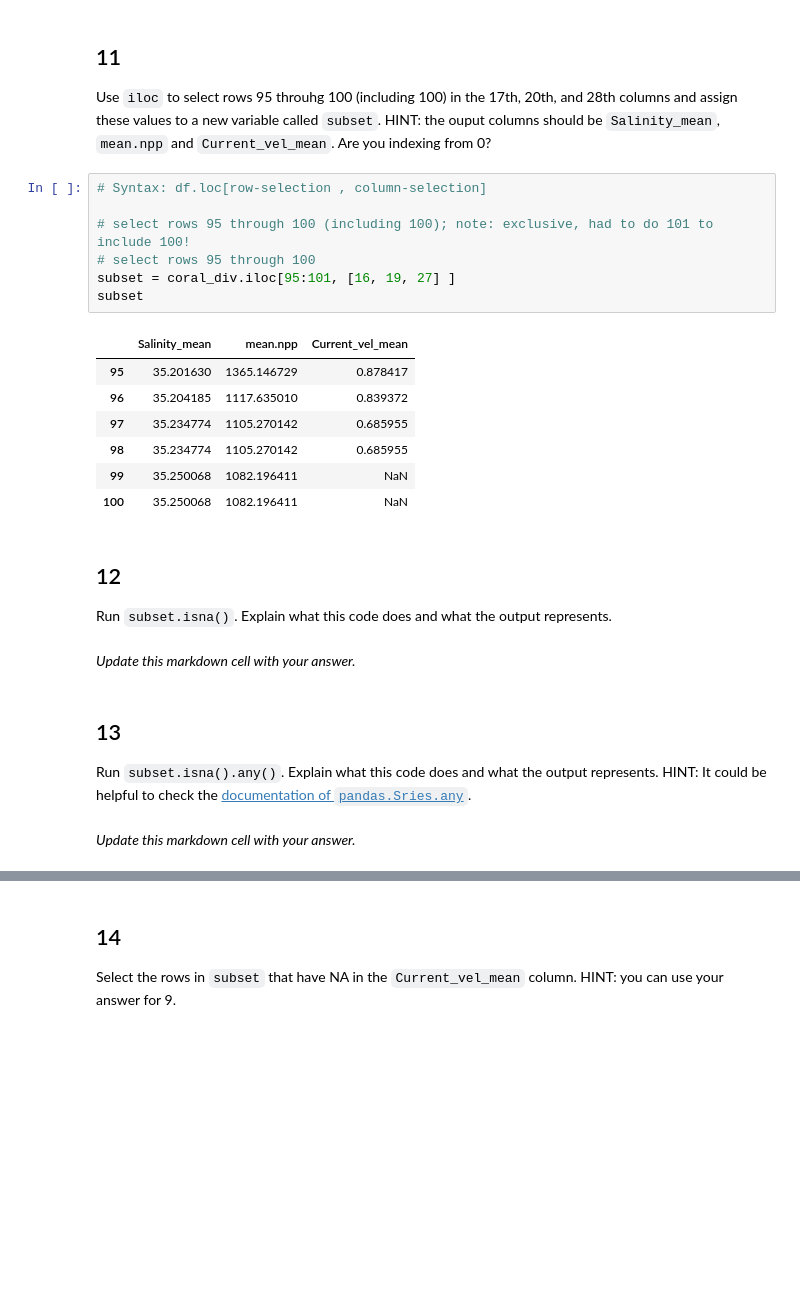
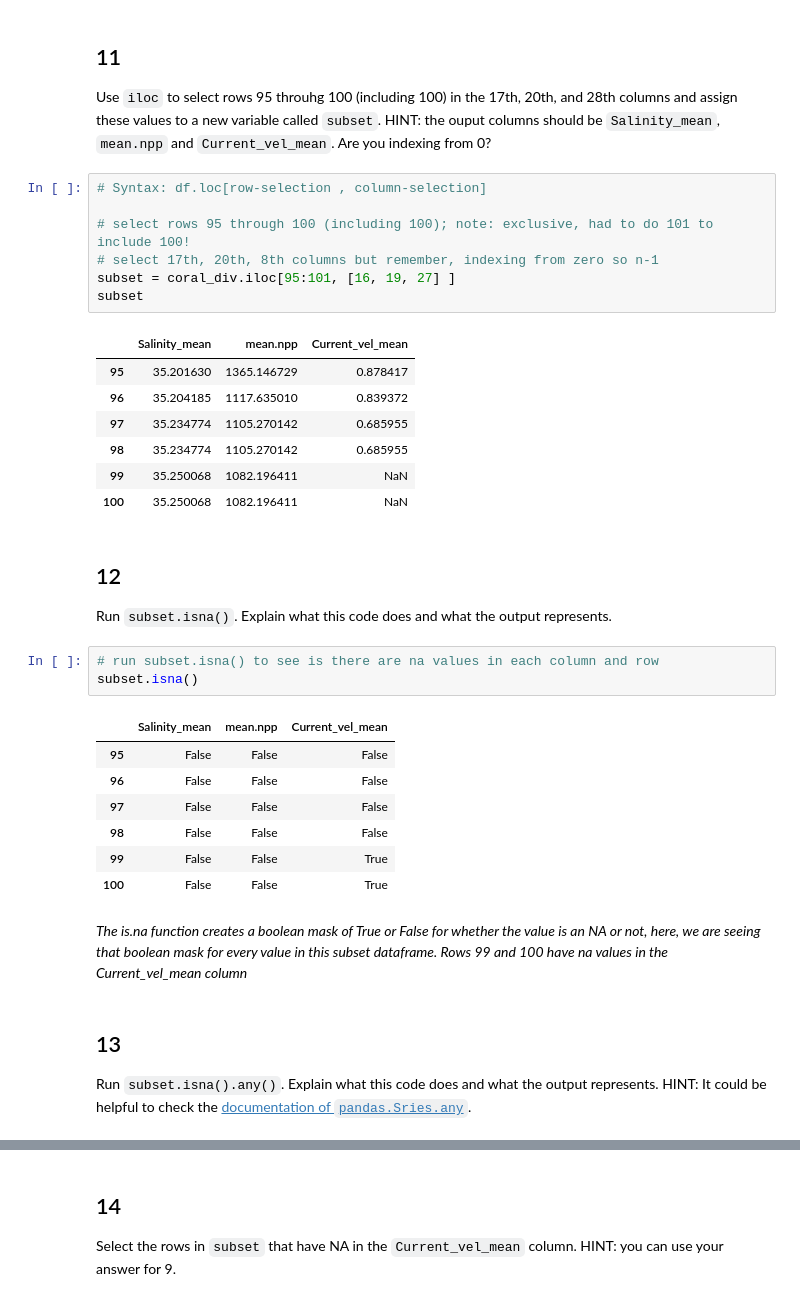
Before and after one commit to cnordheim-maestas/eds220-hwk-1, a Jupyter notebook: hwk1-task3.ipynb, the cells around one changed output, grey strips where cells are left out. Cells and saved outputs as stored; diff of their text form; blank space fills up the shorter version.

Commit message:
up through 13 done

```diff
--- a/hwk1-task3.ipynb
+++ b/hwk1-task3.ipynb
@@ -315,7 +315,7 @@ Use `iloc` to select rows 95 throuhg 100 (including 100) in the 17th, 20th, and
 # Syntax: df.loc[row-selection , column-selection]
 
 # select rows 95 through 100 (including 100); note: exclusive, had to do 101 to include 100!
-# select rows 95 through 100
+# select 17th, 20th, 8th columns but remember, indexing from zero so n-1
 subset = coral_div.iloc[95:101, [16, 19, 27] ]
 subset
 # %% [output]
@@ -330,10 +330,19 @@ subset
 ## 12
 
 Run `subset.isna()`. Explain what this code does and what the output represents.
-# %% [markdown]
-*Update this markdown cell with your answer.*
+# %%
+# run subset.isna() to see is there are na values in each column and row
+subset.isna()
+# %% [output]
+|  | Salinity_mean | mean.npp | Current_vel_mean |
+| 95 | False | False | False |
+| 96 | False | False | False |
+| 97 | False | False | False |
+| 98 | False | False | False |
+| 99 | False | False | True |
+| 100 | False | False | True |
+# %% [markdown]
+*The is.na function creates a boolean mask of True or False for whether the value is an NA or not, here, we are seeing that boolean mask for every value in this subset dataframe. Rows 99 and 100 have na values in the Current_vel_mean column*
 # %% [markdown]
 ## 13
 Run `subset.isna().any()`. Explain what this code does and what the output represents. HINT: It could be helpful to check the [documentation of `pandas.Sries.any`](https://pandas.pydata.org/docs/reference/api/pandas.Series.any.html).
-# %% [markdown]
-*Update this markdown cell with your answer.*
```
Also changed, not shown: parts of 2 cells of this notebook.
